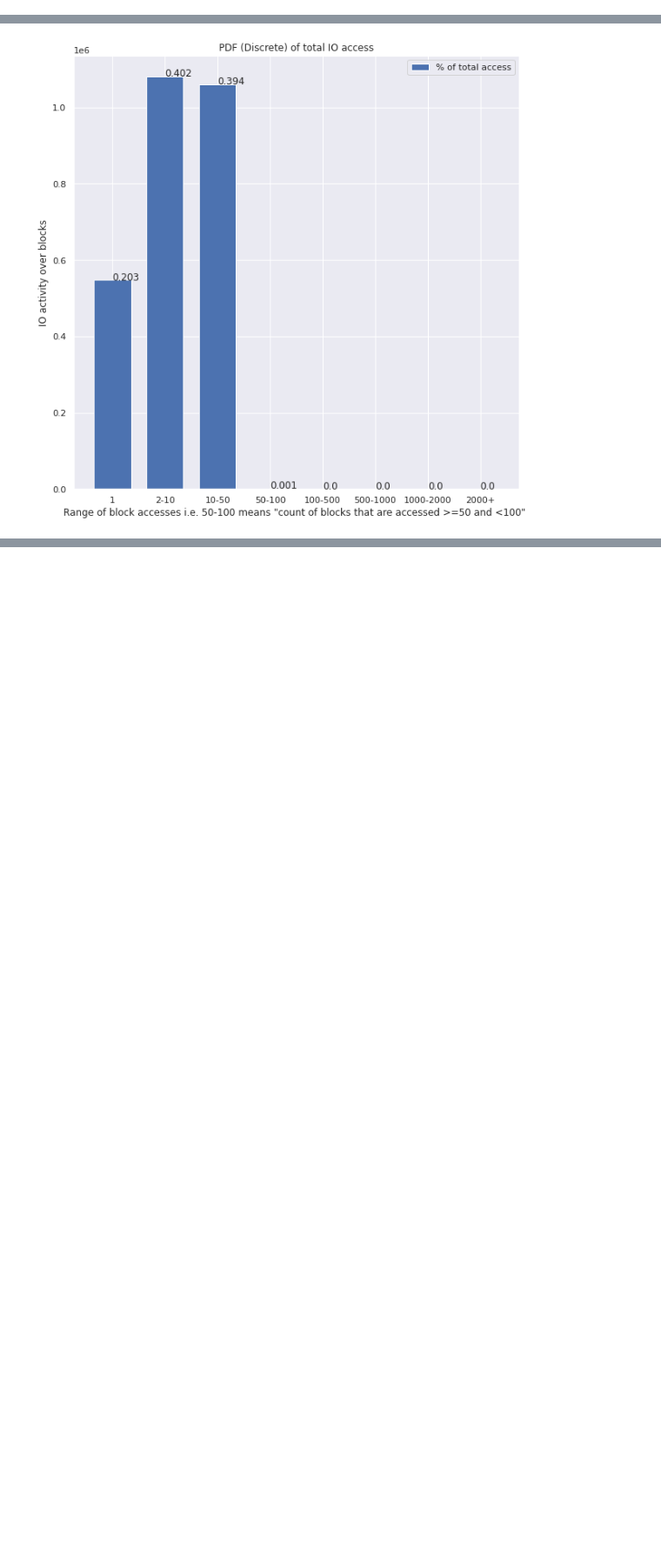
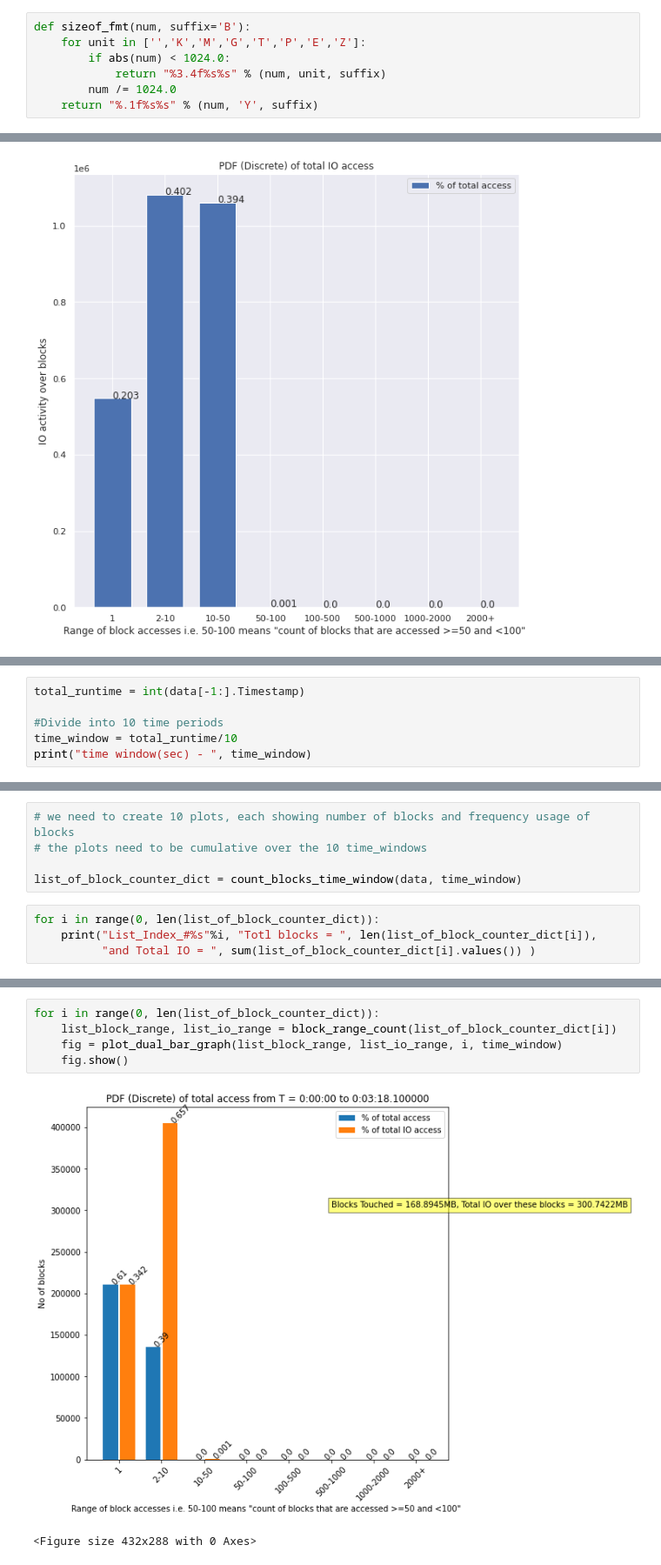
Before and after one commit to PrathUpadhyay/Systems, a Jupyter notebook: IO_Traces/Traces_Filebench/filebench_varmail_15mins.ipynb, the cells around one changed output, grey strips where cells are left out. Shown at 87% size. Saved outputs shown, nothing was run; the diff lists cells and outputs as text; blank space fills up the shorter version.

Commit message:
updated time series plots

```diff
--- a/IO_Traces/Traces_Filebench/filebench_varmail_15mins.ipynb
+++ b/IO_Traces/Traces_Filebench/filebench_varmail_15mins.ipynb
@@ -13,3 +15,10 @@
+# %%
+def sizeof_fmt(num, suffix='B'):
+    for unit in ['','K','M','G','T','P','E','Z']:
+        if abs(num) < 1024.0:
+            return "%3.4f%s%s" % (num, unit, suffix)
+        num /= 1024.0
+    return "%.1f%s%s" % (num, 'Y', suffix)
 # %%
 import math
 
@@ -409,0 +612,6 @@ for i in range(len(x_axis)):
+# %%
+total_runtime = int(data[-1:].Timestamp)
+
+#Divide into 10 time periods
+time_window = total_runtime/10
+print("time window(sec) - ", time_window)
@@ -409,0 +620,9 @@ for i in range(len(x_axis)):
+# %%
+# we need to create 10 plots, each showing number of blocks and frequency usage of blocks
+# the plots need to be cumulative over the 10 time_windows
+
+list_of_block_counter_dict = count_blocks_time_window(data, time_window)
+# %%
+for i in range(0, len(list_of_block_counter_dict)):
+    print("List_Index_#%s"%i, "Totl blocks = ", len(list_of_block_counter_dict[i]),
+          "and Total IO = ", sum(list_of_block_counter_dict[i].values()) )
@@ -409,0 +640,8 @@ for i in range(len(x_axis)):
+# %%
+for i in range(0, len(list_of_block_counter_dict)):
+    list_block_range, list_io_range = block_range_count(list_of_block_counter_dict[i])
+    fig = plot_dual_bar_graph(list_block_range, list_io_range, i, time_window)
+    fig.show()
+# %% [output]
+[figure, added]
+<Figure size 432x288 with 0 Axes>
```
Also changed, not shown: parts of 9 cells of this notebook.
